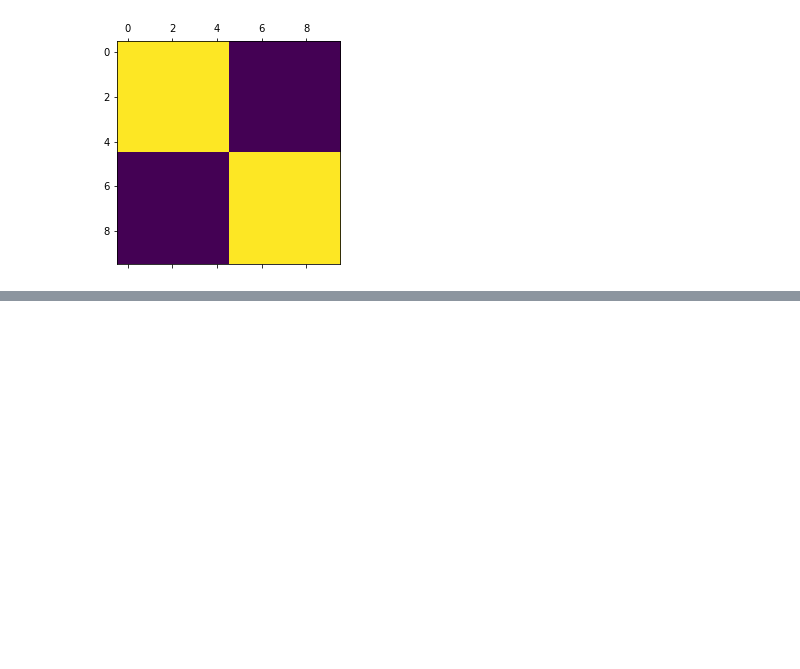
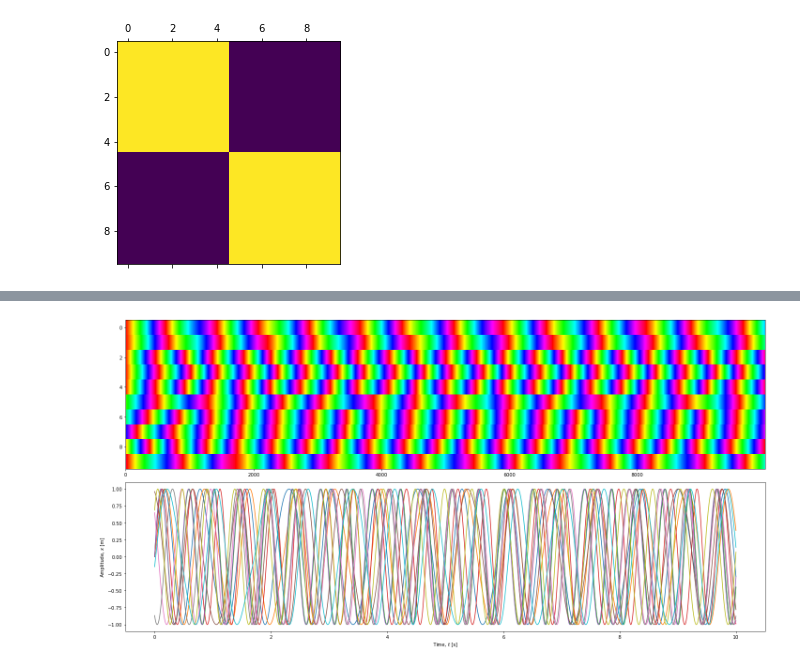
Before and after one commit to ppsp-team/BIV.jl, a Jupyter notebook: Kuramoto/Python.ipynb, the cells around one changed output, grey strips where cells are left out. Cells and saved outputs as stored; diff of their text form; code cells hidden in the pictures; blank space fills up the shorter version.

```diff
--- a/Kuramoto/Python.ipynb
+++ b/Kuramoto/Python.ipynb
@@ -157,0 +157,28 @@ plt.show()
+# %%
+def rungekutta4(f, y0, t, args=()):
+    n = len(t)
+    y = np.zeros((n, len(y0)))
+    y[0] = y0
+    for i in range(n - 1):
+        h = t[i+1] - t[i]
+        k1 = f(y[i], t[i], *args)
+        k2 = f(y[i] + k1 * h / 2., t[i] + h / 2., *args)
+        k3 = f(y[i] + k2 * h / 2., t[i] + h / 2., *args)
+        k4 = f(y[i] + k3 * h, t[i] + h, *args)
+        y[i+1] = y[i] + (h / 6.) * (k1 + 2*k2 + 2*k3 + k4)
+    return y
+# %%
+%%time
+Phi = rungekutta4(fp, p0, tv) % (2*np.pi)
+
+plt.figure(figsize=(20, 10))
+plt.subplot(2,1,1)
+plt.imshow(Phi.T,interpolation='none', cmap='hsv', aspect='auto')
+plt.subplot(2,1,2)
+plt.plot(tv, np.sin(Phi), "-")
+plt.xlabel("Time, $t$ [s]")
+plt.ylabel("Amplitude, $x$ [m]")
+plt.tight_layout()
+plt.show()
+# %% [output]
+[figure, added]
```
Also changed, not shown: parts of 13 cells of this notebook, 1 other file.
